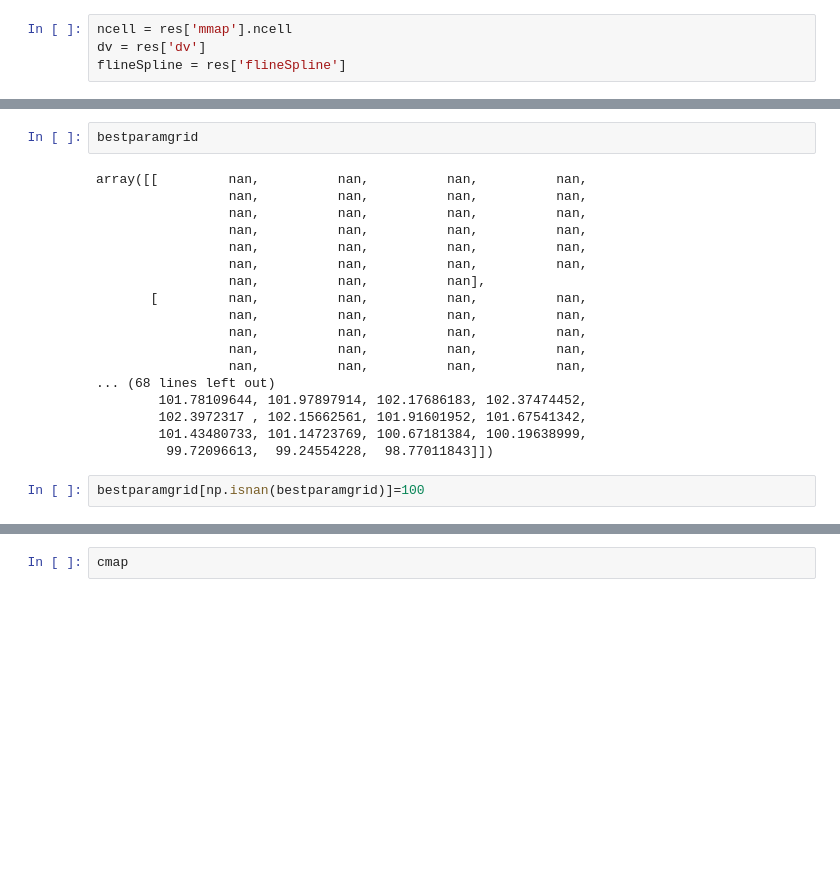
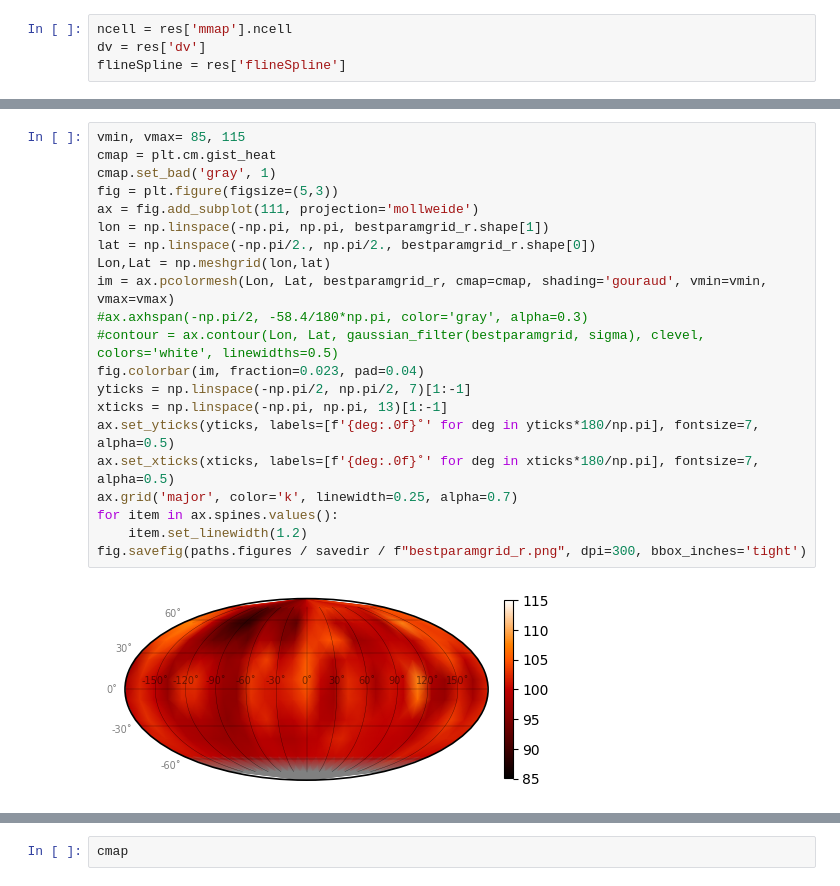
Before and after one commit to alphalyncis/igrins_doppler_imaging, a Jupyter notebook: src/scripts/test_simperiod.ipynb, the cells around one changed output, grey strips where cells are left out. Cells and saved outputs as stored; diff of their text form; blank space fills up the shorter version.

```diff
--- a/src/scripts/test_simperiod.ipynb
+++ b/src/scripts/test_simperiod.ipynb
@@ -261,22 +274,23 @@ bestparamgrid = res['bestparamgrid'].copy()
-# %%
-bestparamgrid
-# %% [output]
-array([[         nan,          nan,          nan,          nan,
-                 nan,          nan,          nan,          nan,
-                 nan,          nan,          nan,          nan,
-                 nan,          nan,          nan,          nan,
-                 nan,          nan,          nan,          nan,
-                 nan,          nan,          nan,          nan,
-                 nan,          nan,          nan],
-       [         nan,          nan,          nan,          nan,
-                 nan,          nan,          nan,          nan,
-                 nan,          nan,          nan,          nan,
-                 nan,          nan,          nan,          nan,
-                 nan,          nan,          nan,          nan,
-... (68 lines left out)
-        101.78109644, 101.97897914, 102.17686183, 102.37474452,
-        102.3972317 , 102.15662561, 101.91601952, 101.67541342,
-        101.43480733, 101.14723769, 100.67181384, 100.19638999,
-         99.72096613,  99.24554228,  98.77011843]])
-# %%
-bestparamgrid[np.isnan(bestparamgrid)]=100
+# %%
+vmin, vmax= 85, 115
+cmap = plt.cm.gist_heat
+cmap.set_bad('gray', 1)
+fig = plt.figure(figsize=(5,3))
+ax = fig.add_subplot(111, projection='mollweide')
+lon = np.linspace(-np.pi, np.pi, bestparamgrid_r.shape[1])
+lat = np.linspace(-np.pi/2., np.pi/2., bestparamgrid_r.shape[0])
+Lon,Lat = np.meshgrid(lon,lat)
+im = ax.pcolormesh(Lon, Lat, bestparamgrid_r, cmap=cmap, shading='gouraud', vmin=vmin, vmax=vmax)
+#ax.axhspan(-np.pi/2, -58.4/180*np.pi, color='gray', alpha=0.3)
+#contour = ax.contour(Lon, Lat, gaussian_filter(bestparamgrid, sigma), clevel, colors='white', linewidths=0.5)
+fig.colorbar(im, fraction=0.023, pad=0.04)
+yticks = np.linspace(-np.pi/2, np.pi/2, 7)[1:-1]
+xticks = np.linspace(-np.pi, np.pi, 13)[1:-1]
+ax.set_yticks(yticks, labels=[f'{deg:.0f}˚' for deg in yticks*180/np.pi], fontsize=7, alpha=0.5)
+ax.set_xticks(xticks, labels=[f'{deg:.0f}˚' for deg in xticks*180/np.pi], fontsize=7, alpha=0.5)
+ax.grid('major', color='k', linewidth=0.25, alpha=0.7)
+for item in ax.spines.values():
+    item.set_linewidth(1.2)
+fig.savefig(paths.figures / savedir / f"bestparamgrid_r.png", dpi=300, bbox_inches='tight')
+# %% [output]
+[figure, added]
```
Also changed, not shown: parts of 15 cells of this notebook, 1 other file.
